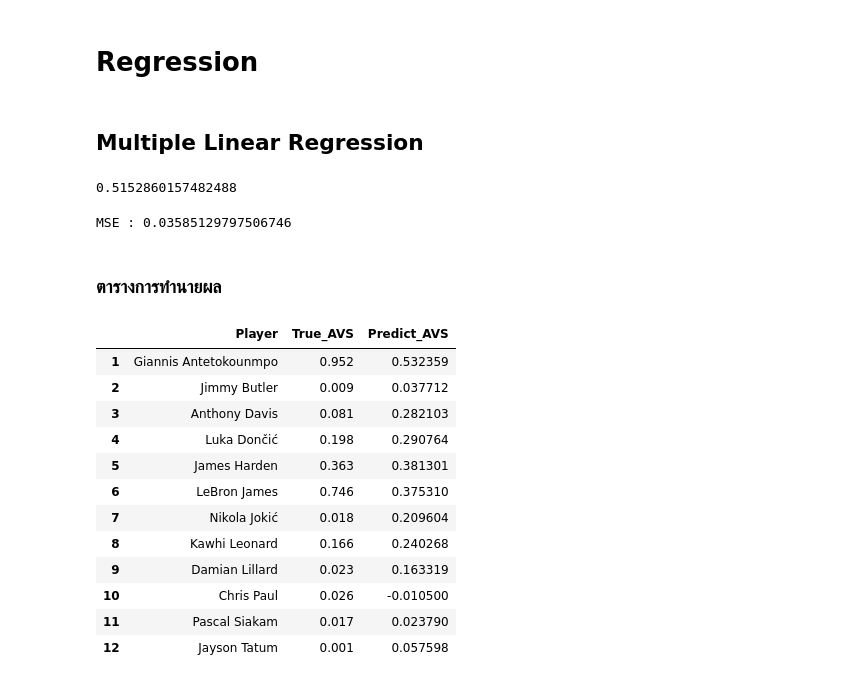
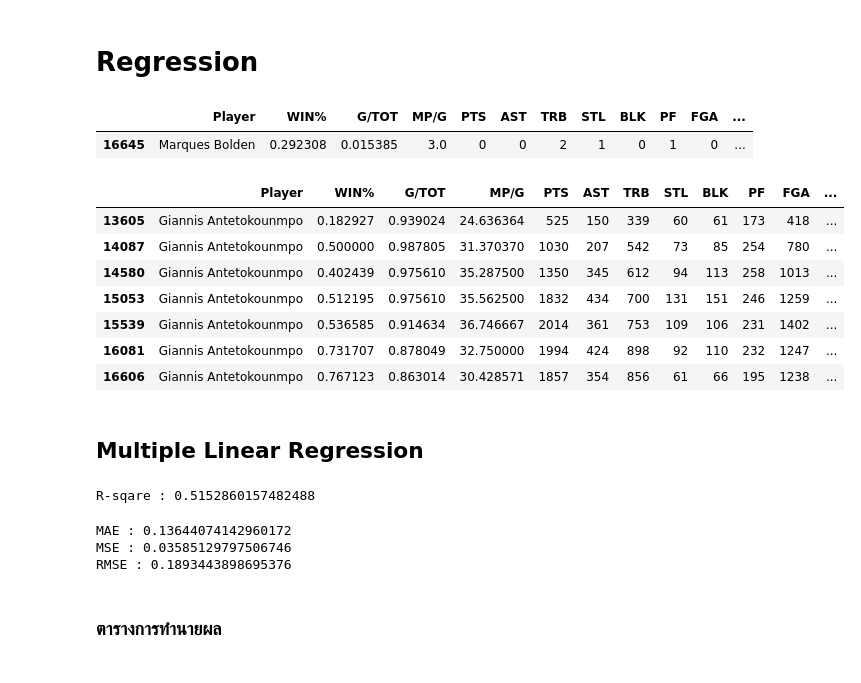
Before and after one commit to biepansiri01/nbamvpprediction, a Jupyter notebook: mvpprediction.ipynb, the cells around one changed output. Drawn from its saved outputs; the diff is of its cells as text; code cells hidden in the pictures.

```diff
--- a/mvpprediction.ipynb
+++ b/mvpprediction.ipynb
@@ -168,3 +240,22 @@ from sklearn.metrics import mean_squared_error
+# %%
+m = "Giannis Antetokounmpo"
+
+all_player_stat.loc[(all_player_stat["Player"] == "Marques Bolden")]
+# %% [output]
+|  | Player | WIN% | G/TOT | MP/G | PTS | AST | TRB | STL | BLK | PF | FGA | ... |
+| 16645 | Marques Bolden | 0.292308 | 0.015385 | 3.0 | 0 | 0 | 2 | 1 | 0 | 1 | 0 | ... |
+# %%
+
+all_player_stat.loc[(all_player_stat["Player"] == m)]
+# %% [output]
+|  | Player | WIN% | G/TOT | MP/G | PTS | AST | TRB | STL | BLK | PF | FGA | ... |
+| 13605 | Giannis Antetokounmpo | 0.182927 | 0.939024 | 24.636364 | 525 | 150 | 339 | 60 | 61 | 173 | 418 | ... |
+| 14087 | Giannis Antetokounmpo | 0.500000 | 0.987805 | 31.370370 | 1030 | 207 | 542 | 73 | 85 | 254 | 780 | ... |
+| 14580 | Giannis Antetokounmpo | 0.402439 | 0.975610 | 35.287500 | 1350 | 345 | 612 | 94 | 113 | 258 | 1013 | ... |
+| 15053 | Giannis Antetokounmpo | 0.512195 | 0.975610 | 35.562500 | 1832 | 434 | 700 | 131 | 151 | 246 | 1259 | ... |
+| 15539 | Giannis Antetokounmpo | 0.536585 | 0.914634 | 36.746667 | 2014 | 361 | 753 | 109 | 106 | 231 | 1402 | ... |
+| 16081 | Giannis Antetokounmpo | 0.731707 | 0.878049 | 32.750000 | 1994 | 424 | 898 | 92 | 110 | 232 | 1247 | ... |
+| 16606 | Giannis Antetokounmpo | 0.767123 | 0.863014 | 30.428571 | 1857 | 354 | 856 | 61 | 66 | 195 | 1238 | ... |
 # %% [markdown]
 ## Multiple Linear Regression
 # %%
@@ -173,36 +264,16 @@ mlr = mlr.fit(X_train, y_train)
-# %%
-mlr.score(X_train, y_train) #R^2
-# %% [output]
-0.5152860157482488
-# %%
-y_true = y_test.to_list()
-y_pred = mlr.predict(X_test)
-
-print(f"MSE : {mean_squared_error(y_true, y_pred)}")
-# %% [output]
-MSE : 0.03585129797506746
+# %%
+# R-Sqare
+print("R-sqare : {0}".format(mlr["R-sqare"]))
+# %% [output]
+R-sqare : 0.5152860157482488
+# %%
+# Error
+print("MAE : {0}".format(mlr["MAE"]))
+print("MSE : {0}".format(mlr["MSE"]))
+print("RMSE : {0}".format(mlr["RMSE"]))
+# %% [output]
+MAE : 0.13644074142960172
+MSE : 0.03585129797506746
+RMSE : 0.1893443898695376
 # %% [markdown]
 ### ตารางการทำนายผล
-# %%
-#test with MVP candidate SS 2019-2020
-
-player = mvp_candidate.loc[(mvp_candidate["YEAR"] == 2020)]
-prediction = pd.DataFrame({"Player":player["Player"], "True_AVS": y_true, "Predict_AVS": y_pred})
-prediction.sort_values(by=['True_AVS'], ascending=False).reset_index(drop=True)
-prediction.index = np.arange(1, len(prediction) + 1)
-
-prediction
-# %% [output]
-|  | Player | True_AVS | Predict_AVS |
-| 1 | Giannis Antetokounmpo | 0.952 | 0.532359 |
-| 2 | Jimmy Butler | 0.009 | 0.037712 |
-| 3 | Anthony Davis | 0.081 | 0.282103 |
-| 4 | Luka Dončić | 0.198 | 0.290764 |
-| 5 | James Harden | 0.363 | 0.381301 |
-| 6 | LeBron James | 0.746 | 0.375310 |
-| 7 | Nikola Jokić | 0.018 | 0.209604 |
-| 8 | Kawhi Leonard | 0.166 | 0.240268 |
-| 9 | Damian Lillard | 0.023 | 0.163319 |
-| 10 | Chris Paul | 0.026 | -0.010500 |
-| 11 | Pascal Siakam | 0.017 | 0.023790 |
-| 12 | Jayson Tatum | 0.001 | 0.057598 |
```
Also changed, not shown: parts of 30 cells of this notebook.
